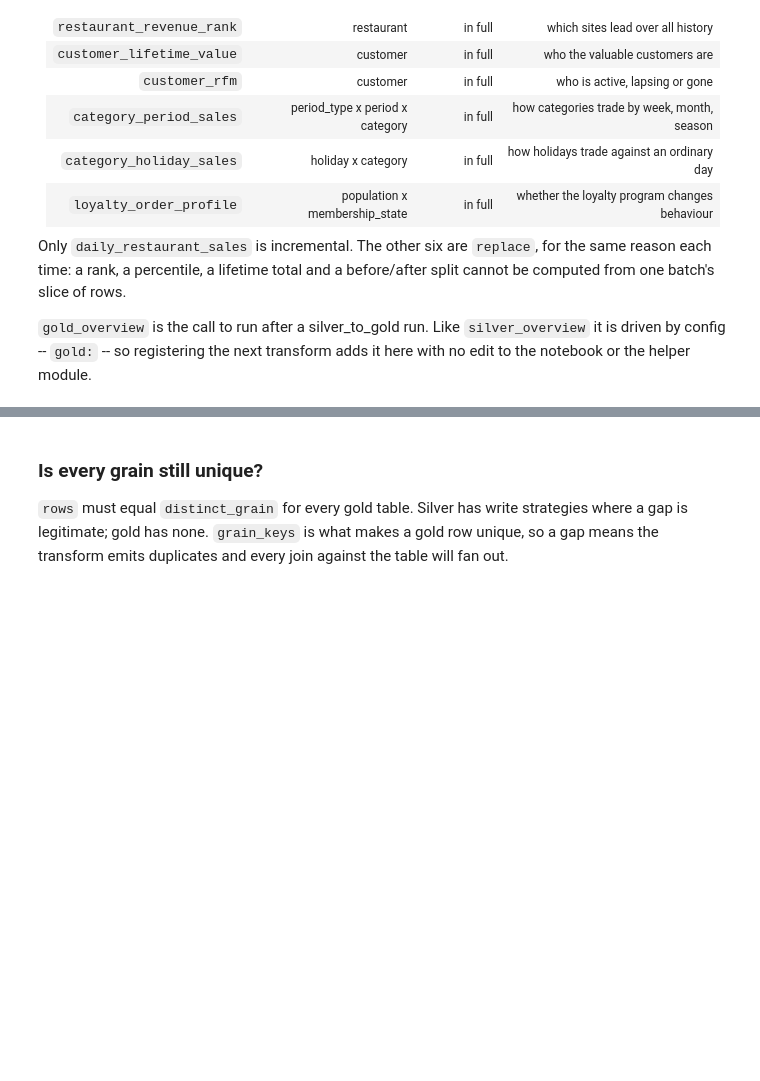
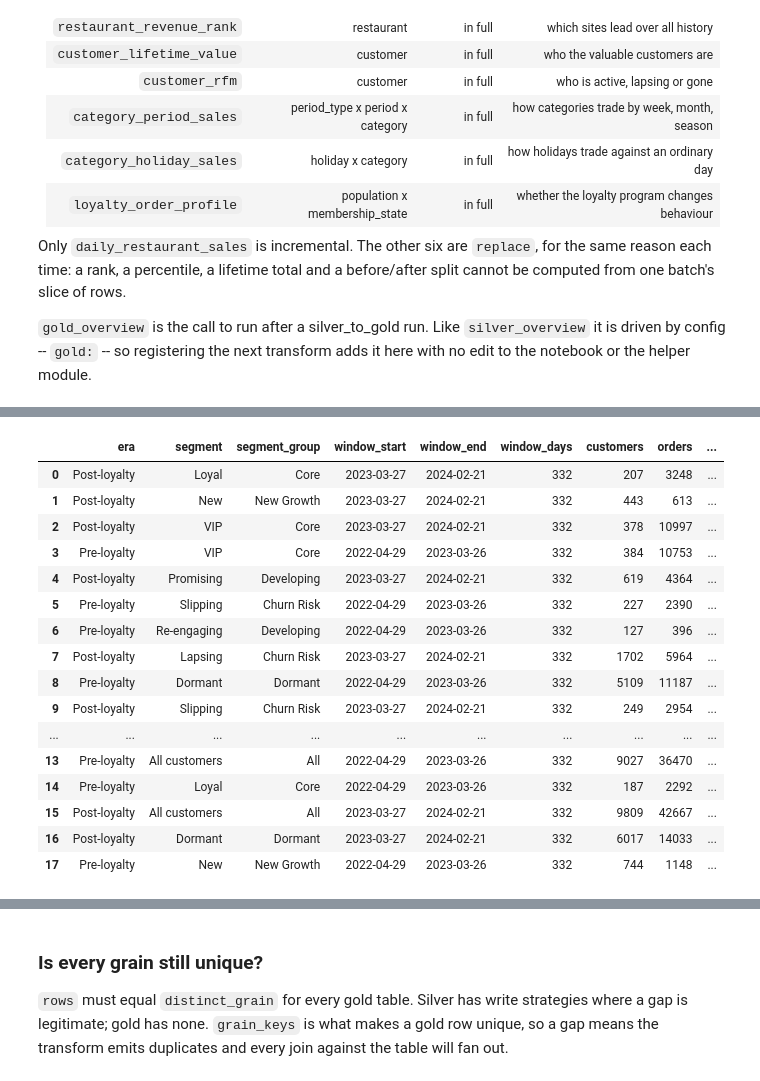
Before and after one commit to chance221/Global_Partners_BA_Data_Pipeline, a Jupyter notebook: notebooks/review_gold.ipynb, the cells around one changed output, grey strips where cells are left out. Saved outputs shown, nothing was run; the diff lists cells and outputs as text; code cells hidden in the pictures; blank space fills up the shorter version.

```diff
--- a/notebooks/review_gold.ipynb
+++ b/notebooks/review_gold.ipynb
@@ -155 +186,25 @@ rg.schema(spark, cfg, "gold", "daily_restaurant_sales")
+# %%
+rg.sql(spark, """
+    SELECT *
+    FROM iceberg.gold.loyalty_era_profile
+
+""", limit=30)
+# %% [output]
+|  | era | segment | segment_group | window_start | window_end | window_days | customers | orders | ... |
+| 0 | Post-loyalty | Loyal | Core | 2023-03-27 | 2024-02-21 | 332 | 207 | 3248 | ... |
+| 1 | Post-loyalty | New | New Growth | 2023-03-27 | 2024-02-21 | 332 | 443 | 613 | ... |
+| 2 | Post-loyalty | VIP | Core | 2023-03-27 | 2024-02-21 | 332 | 378 | 10997 | ... |
+| 3 | Pre-loyalty | VIP | Core | 2022-04-29 | 2023-03-26 | 332 | 384 | 10753 | ... |
+| 4 | Post-loyalty | Promising | Developing | 2023-03-27 | 2024-02-21 | 332 | 619 | 4364 | ... |
+| 5 | Pre-loyalty | Slipping | Churn Risk | 2022-04-29 | 2023-03-26 | 332 | 227 | 2390 | ... |
+| 6 | Pre-loyalty | Re-engaging | Developing | 2022-04-29 | 2023-03-26 | 332 | 127 | 396 | ... |
+| 7 | Post-loyalty | Lapsing | Churn Risk | 2023-03-27 | 2024-02-21 | 332 | 1702 | 5964 | ... |
+| 8 | Pre-loyalty | Dormant | Dormant | 2022-04-29 | 2023-03-26 | 332 | 5109 | 11187 | ... |
+| 9 | Post-loyalty | Slipping | Churn Risk | 2023-03-27 | 2024-02-21 | 332 | 249 | 2954 | ... |
+| ... | ... | ... | ... | ... | ... | ... | ... | ... | ... |
+| 13 | Pre-loyalty | All customers | All | 2022-04-29 | 2023-03-26 | 332 | 9027 | 36470 | ... |
+| 14 | Pre-loyalty | Loyal | Core | 2022-04-29 | 2023-03-26 | 332 | 187 | 2292 | ... |
+| 15 | Post-loyalty | All customers | All | 2023-03-27 | 2024-02-21 | 332 | 9809 | 42667 | ... |
+| 16 | Post-loyalty | Dormant | Dormant | 2023-03-27 | 2024-02-21 | 332 | 6017 | 14033 | ... |
+| 17 | Pre-loyalty | New | New Growth | 2022-04-29 | 2023-03-26 | 332 | 744 | 1148 | ... |
 # %%
```
Also changed, not shown: parts of 8 cells of this notebook, 9 other files.
